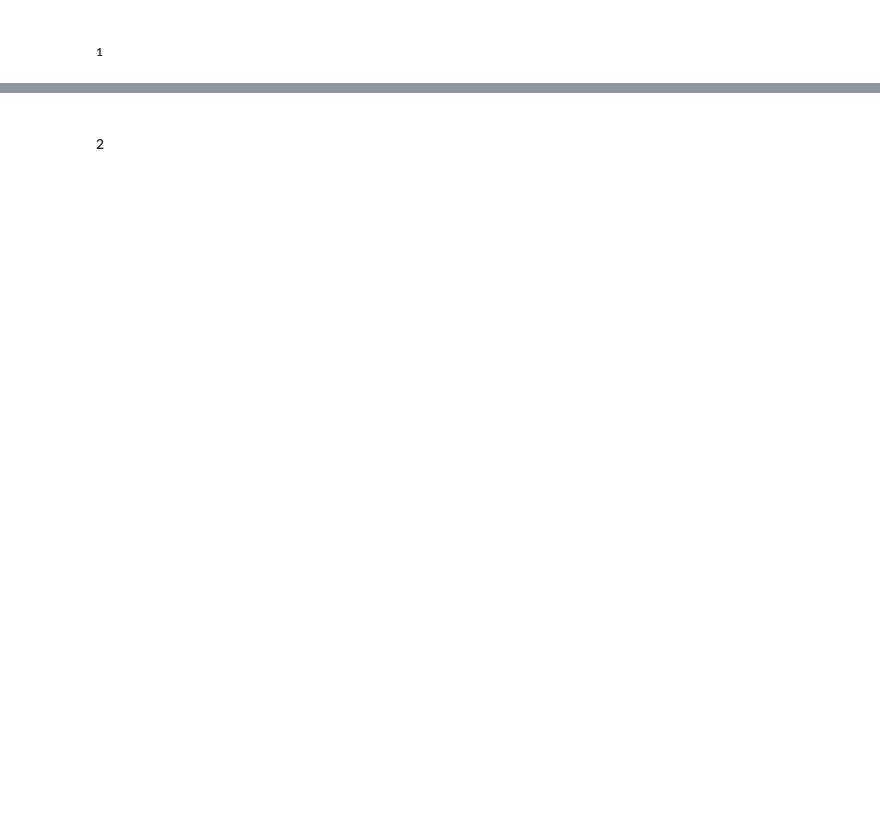
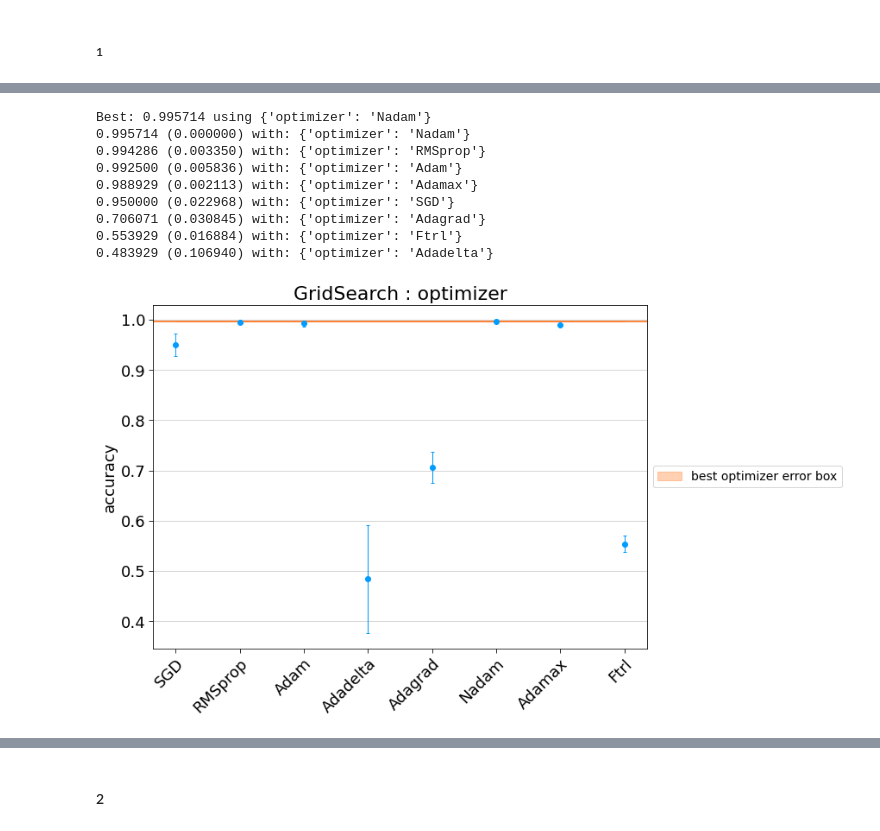
Before and after one commit to niklai99/LCP-modB, a Jupyter notebook: 02-DNN/02-DNN-2.ipynb, the cells around one changed output, grey strips where cells are left out. Cells and saved outputs as stored; diff of their text form; code cells hidden in the pictures; blank space fills up the shorter version.

```diff
--- a/02-DNN/02-DNN-2.ipynb
+++ b/02-DNN/02-DNN-2.ipynb
@@ -73,0 +59,18 @@ N_valid :       500
+# %%
+## SPLIT TRAIN  VALID AND TEST
+train_test_frac  = 0.7
+valid_train_frac = 0.2
+
+N_train = int(N*train_test_frac*(1-valid_train_frac))
+N_valid = int(N*train_test_frac*valid_train_frac)
+N_test  = int(N*(1-train_test_frac))
+
+train_idx = N_train
+valid_idx = N_train + N_valid
+test_idx  = N_train + N_valid + N_test
+
+x_train, y_train = np.copy(x_scaled[:train_idx]),  np.copy(y[:train_idx])
+x_valid, y_valid = np.copy(x_scaled[train_idx:valid_idx]), np.copy(y[train_idx:valid_idx])
+x_test,  y_test  = np.copy(x_scaled[valid_idx:test_idx]), np.copy(y[valid_idx:test_idx])
+
+print(f"\nN_train :\t{x_train.shape[0]} \nN_valid :\t{x_valid.shape[0]} \nN_test :\t{x_test.shape[0]}")
@@ -74,16 +81,13 @@ N_valid :       500
 # %% [markdown]
 ### 2.2) Define NN and its architecture
 # %%
-from sklearn.model_selection import GridSearchCV
-from tensorflow.keras.wrappers.scikit_learn import KerasClassifier
-
 def create_model(
     n_features,
     neurons           = [20, 20, 1],
     dropout_arc       = [1],
     dropout_rates     = [0.2],
-    batch_norm_arc    = [2],
     hidden_activation = "relu",
+    batch_norm_arc    = None,
     output_activation = "sigmoid",
     name              = "my lovely neural network",
     loss              = "binary_crossentropy",
@@ -217,0 +238,33 @@ GridSearchCV(cv=4,
+# %%
+grid.print_result()
+
+key = "optimizer"
+
+fig = plt.figure(figsize=(12,7), constrained_layout=True)
+
+ax = plot_utils.plot_gs_results(
+    gs_results = [grid.grid_result],
+    fig        = fig,
+    fontsize   = 18,
+    #colors     = palette,
+    #labels     = " ",
+    legend     = True,
+    title      = f"GridSearch : {key}",
+    key        = key,
+    fill_box   = True,
+    legend_title = None
+)
+ax.grid(axis="y", color="k", alpha=0.2)
+
+plt.show()
+# %% [output]
+Best: 0.995714 using {'optimizer': 'Nadam'}
+0.995714 (0.000000) with: {'optimizer': 'Nadam'}
+0.994286 (0.003350) with: {'optimizer': 'RMSprop'}
+0.992500 (0.005836) with: {'optimizer': 'Adam'}
+0.988929 (0.002113) with: {'optimizer': 'Adamax'}
+0.950000 (0.022968) with: {'optimizer': 'SGD'}
+0.706071 (0.030845) with: {'optimizer': 'Adagrad'}
+0.553929 (0.016884) with: {'optimizer': 'Ftrl'}
+0.483929 (0.106940) with: {'optimizer': 'Adadelta'}
+[figure, added]
```
Also changed, not shown: parts of 63 cells of this notebook.
